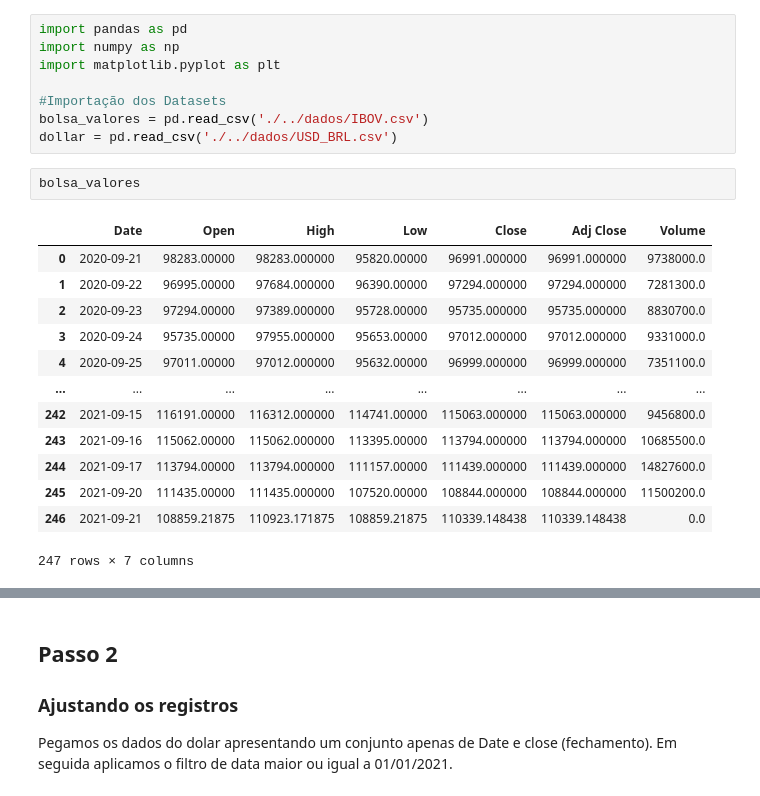
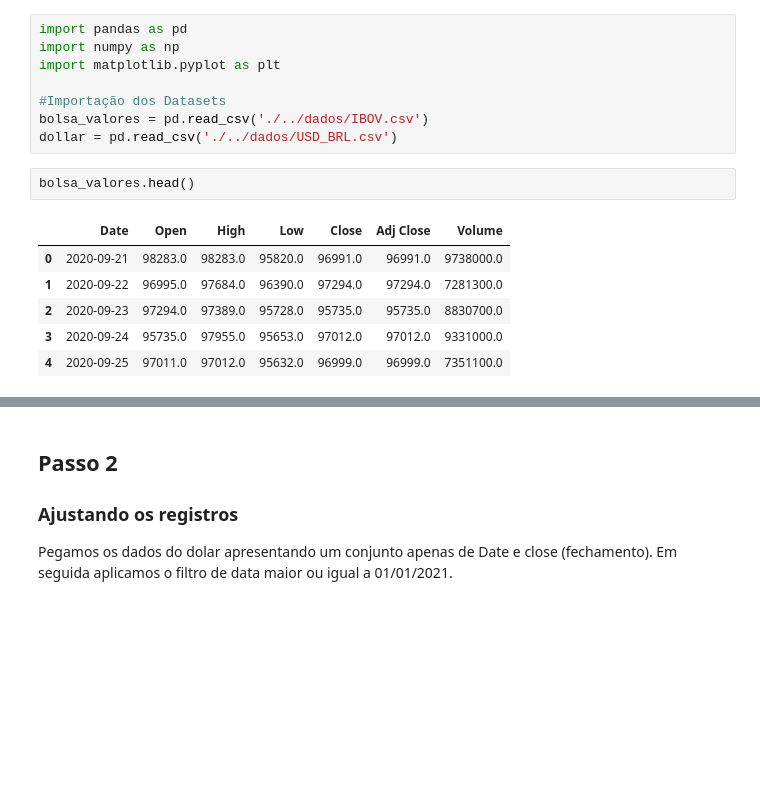
Before and after one commit to MarceloMaurin/Combustivel_Medicamentos, a Jupyter notebook: notebook/Analise Dolar x IBOV2.ipynb, the cells around one changed output, grey strips where cells are left out. Drawn from its saved outputs; the diff is of its cells as text; blank space fills up the shorter version.

```diff
--- a/notebook/Analise Dolar x IBOV2.ipynb
+++ b/notebook/Analise Dolar x IBOV2.ipynb
@@ -13,18 +13,11 @@ import matplotlib.pyplot as plt
 bolsa_valores = pd.read_csv('./../dados/IBOV.csv')
 dollar = pd.read_csv('./../dados/USD_BRL.csv')
 # %%
-bolsa_valores
+bolsa_valores.head()
 # %% [output]
 |  | Date | Open | High | Low | Close | Adj Close | Volume |
-| 0 | 2020-09-21 | 98283.00000 | 98283.000000 | 95820.00000 | 96991.000000 | 96991.000000 | 9738000.0 |
-| 1 | 2020-09-22 | 96995.00000 | 97684.000000 | 96390.00000 | 97294.000000 | 97294.000000 | 7281300.0 |
-| 2 | 2020-09-23 | 97294.00000 | 97389.000000 | 95728.00000 | 95735.000000 | 95735.000000 | 8830700.0 |
-| 3 | 2020-09-24 | 95735.00000 | 97955.000000 | 95653.00000 | 97012.000000 | 97012.000000 | 9331000.0 |
-| 4 | 2020-09-25 | 97011.00000 | 97012.000000 | 95632.00000 | 96999.000000 | 96999.000000 | 7351100.0 |
-| ... | ... | ... | ... | ... | ... | ... | ... |
-| 242 | 2021-09-15 | 116191.00000 | 116312.000000 | 114741.00000 | 115063.000000 | 115063.000000 | 9456800.0 |
-| 243 | 2021-09-16 | 115062.00000 | 115062.000000 | 113395.00000 | 113794.000000 | 113794.000000 | 10685500.0 |
-| 244 | 2021-09-17 | 113794.00000 | 113794.000000 | 111157.00000 | 111439.000000 | 111439.000000 | 14827600.0 |
-| 245 | 2021-09-20 | 111435.00000 | 111435.000000 | 107520.00000 | 108844.000000 | 108844.000000 | 11500200.0 |
-| 246 | 2021-09-21 | 108859.21875 | 110923.171875 | 108859.21875 | 110339.148438 | 110339.148438 | 0.0 |
+| 0 | 2020-09-21 | 98283.0 | 98283.0 | 95820.0 | 96991.0 | 96991.0 | 9738000.0 |
+| 1 | 2020-09-22 | 96995.0 | 97684.0 | 96390.0 | 97294.0 | 97294.0 | 7281300.0 |
+| 2 | 2020-09-23 | 97294.0 | 97389.0 | 95728.0 | 95735.0 | 95735.0 | 8830700.0 |
+| 3 | 2020-09-24 | 95735.0 | 97955.0 | 95653.0 | 97012.0 | 97012.0 | 9331000.0 |
+| 4 | 2020-09-25 | 97011.0 | 97012.0 | 95632.0 | 96999.0 | 96999.0 | 7351100.0 |
-247 rows × 7 columns
```
Also changed, not shown: parts of 9 cells of this notebook.
